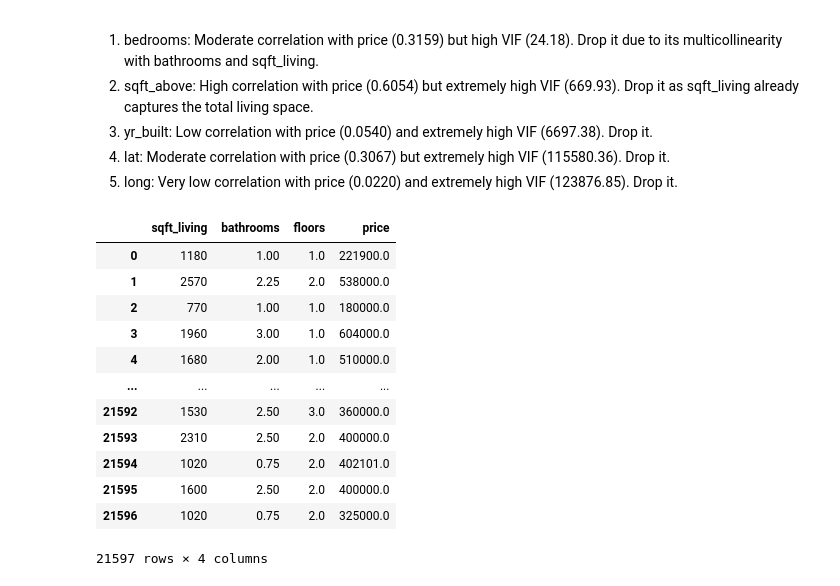
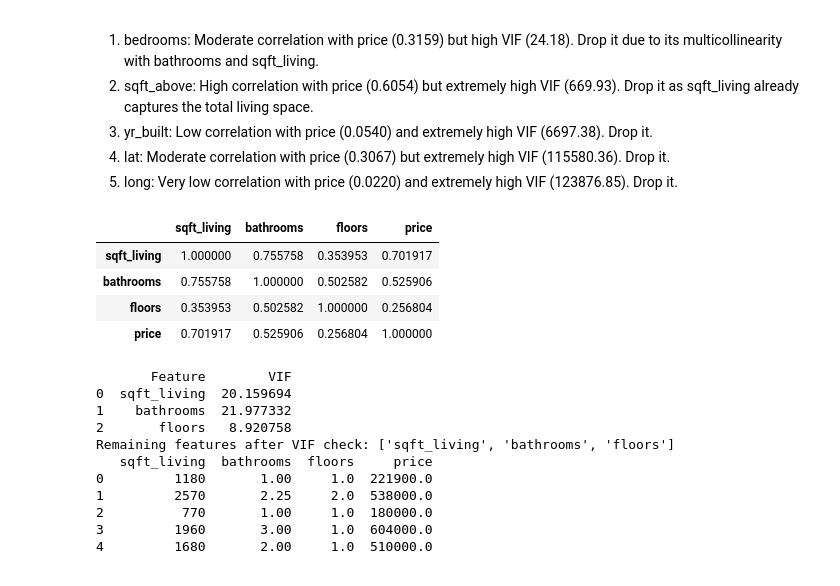
Before and after one commit to Bennie-Kibet/Phase-2-project, a Jupyter notebook: Work/Victor.ipynb, the cells around one changed output. Cells and saved outputs as stored; diff of their text form; code cells hidden in the pictures.

```diff
--- a/Work/Victor.ipynb
+++ b/Work/Victor.ipynb
@@ -462,18 +462,43 @@ print(vif_data)
 # %%
 numerical_vals = ['sqft_living','bathrooms', 'floors', 'price' ]
 df_numerical = df_subset[numerical_vals]
-df_numerical
+df_numerical.corr()
 # %% [output]
 |  | sqft_living | bathrooms | floors | price |
-| 0 | 1180 | 1.00 | 1.0 | 221900.0 |
-| 1 | 2570 | 2.25 | 2.0 | 538000.0 |
-| 2 | 770 | 1.00 | 1.0 | 180000.0 |
-| 3 | 1960 | 3.00 | 1.0 | 604000.0 |
-| 4 | 1680 | 2.00 | 1.0 | 510000.0 |
-| ... | ... | ... | ... | ... |
-| 21592 | 1530 | 2.50 | 3.0 | 360000.0 |
-| 21593 | 2310 | 2.50 | 2.0 | 400000.0 |
-| 21594 | 1020 | 0.75 | 2.0 | 402101.0 |
-| 21595 | 1600 | 2.50 | 2.0 | 400000.0 |
-| 21596 | 1020 | 0.75 | 2.0 | 325000.0 |
+| sqft_living | 1.000000 | 0.755758 | 0.353953 | 0.701917 |
+| bathrooms | 0.755758 | 1.000000 | 0.502582 | 0.525906 |
+| floors | 0.353953 | 0.502582 | 1.000000 | 0.256804 |
+| price | 0.701917 | 0.525906 | 0.256804 | 1.000000 |
-21597 rows × 4 columns
+# %%
+# Define the features for which you want to calculate VIF
+features = ['sqft_living', 'bathrooms', 'floors']
+
+# Calculate VIF for each feature
+vif_data = pd.DataFrame()
+vif_data["Feature"] = features
+vif_data["VIF"] = [variance_inflation_factor(df_numerical.values, i) for i in range(len(features))]
+
+print(vif_data)
+
+# Identify features with high VIF (typically above 5 or 10)
+high_vif_features = vif_data[vif_data['VIF'] > 10]['Feature']
+
+# Example of removing one feature (e.g., sqft_living) if its VIF is high
+if 'sqft_living' in high_vif_features:
+    features.remove('sqft_living')
+    df_numerical = df_numerical[features]
+
+print("Remaining features after VIF check:", features)
+print(df_numerical.head())
+# %% [output]
+       Feature        VIF
+0  sqft_living  20.159694
+1    bathrooms  21.977332
+2       floors   8.920758
+Remaining features after VIF check: ['sqft_living', 'bathrooms', 'floors']
+   sqft_living  bathrooms  floors     price
+0         1180       1.00     1.0  221900.0
+1         2570       2.25     2.0  538000.0
+2          770       1.00     1.0  180000.0
+3         1960       3.00     1.0  604000.0
+4         1680       2.00     1.0  510000.0
```
Also changed, not shown: parts of 15 cells of this notebook.
